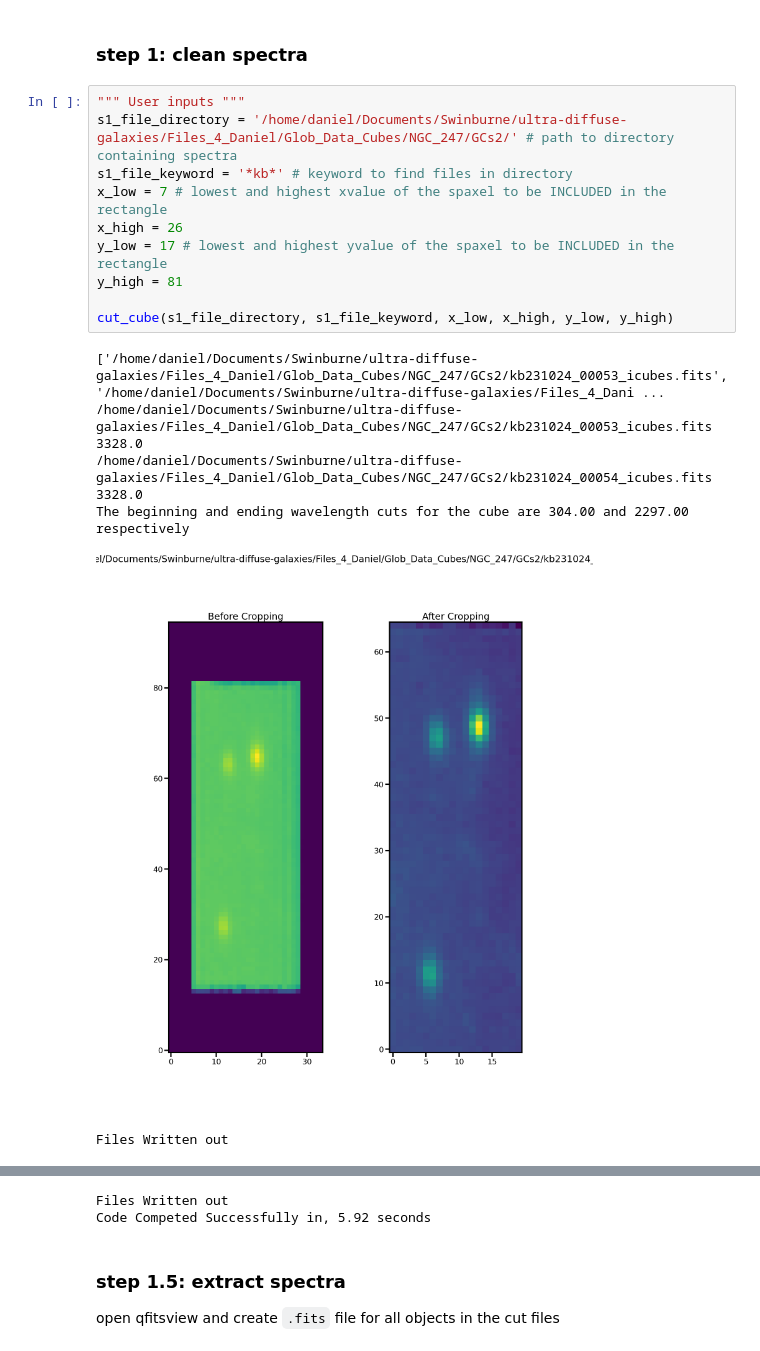
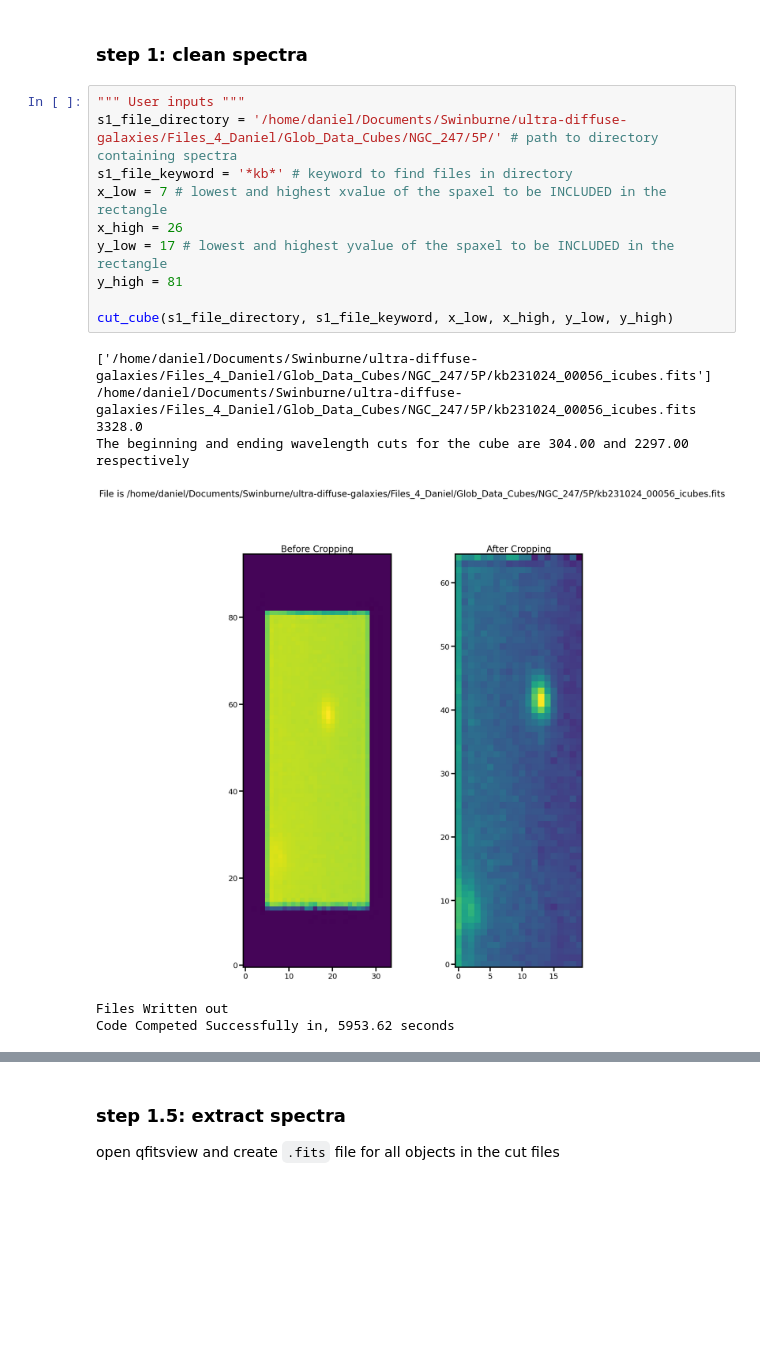
Before and after one commit to daniel-lyon/CAS-Summer-Project, a Jupyter notebook: scripts/main.ipynb, the cells around one changed output, grey strips where cells are left out. Saved outputs shown, nothing was run; the diff lists cells and outputs as text; blank space fills up the shorter version.

```diff
--- a/scripts/main.ipynb
+++ b/scripts/main.ipynb
@@ -20,18 +19,18 @@ warnings.filterwarnings('ignore')
 ### step 1: clean spectra
 # %%
 """ User inputs """
-s1_file_directory = '/home/daniel/Documents/Swinburne/ultra-diffuse-galaxies/Files_4_Daniel/Glob_Data_Cubes/NGC_247/GCs2/' # path to directory containing spectra
+s1_file_directory = '/home/daniel/Documents/Swinburne/ultra-diffuse-galaxies/Files_4_Daniel/Glob_Data_Cubes/NGC_247/5P/' # path to directory containing spectra
 s1_file_keyword = '*kb*' # keyword to find files in directory
 x_low = 7 # lowest and highest xvalue of the spaxel to be INCLUDED in the rectangle
 x_high = 26
 y_low = 17 # lowest and highest yvalue of the spaxel to be INCLUDED in the rectangle
 y_high = 81
 
 cut_cube(s1_file_directory, s1_file_keyword, x_low, x_high, y_low, y_high)
 # %% [output]
-['/home/daniel/Documents/Swinburne/ultra-diffuse-galaxies/Files_4_Daniel/Glob_Data_Cubes/NGC_247/GCs2/kb231024_00053_icubes.fits', '/home/daniel/Documents/Swinburne/ultra-diffuse-galaxies/Files_4_Dani ...
-/home/daniel/Documents/Swinburne/ultra-diffuse-galaxies/Files_4_Daniel/Glob_Data_Cubes/NGC_247/GCs2/kb231024_00053_icubes.fits 3328.0
-/home/daniel/Documents/Swinburne/ultra-diffuse-galaxies/Files_4_Daniel/Glob_Data_Cubes/NGC_247/GCs2/kb231024_00054_icubes.fits 3328.0
+['/home/daniel/Documents/Swinburne/ultra-diffuse-galaxies/Files_4_Daniel/Glob_Data_Cubes/NGC_247/5P/kb231024_00056_icubes.fits']
+/home/daniel/Documents/Swinburne/ultra-diffuse-galaxies/Files_4_Daniel/Glob_Data_Cubes/NGC_247/5P/kb231024_00056_icubes.fits 3328.0
 The beginning and ending wavelength cuts for the cube are 304.00 and 2297.00 respectively
-[figure, old version]
+[figure, new version]
 Files Written out
+Code Competed Successfully in, 5953.62 seconds
@@ -39,5 +37,3 @@ Files Written out
-Files Written out
-Code Competed Successfully in, 5.92 seconds
 # %% [markdown]
 ### step 1.5: extract spectra
 open qfitsview and create `.fits` file for all objects in the cut files
```
Also changed, not shown: parts of 8 cells of this notebook, 23 other files.
